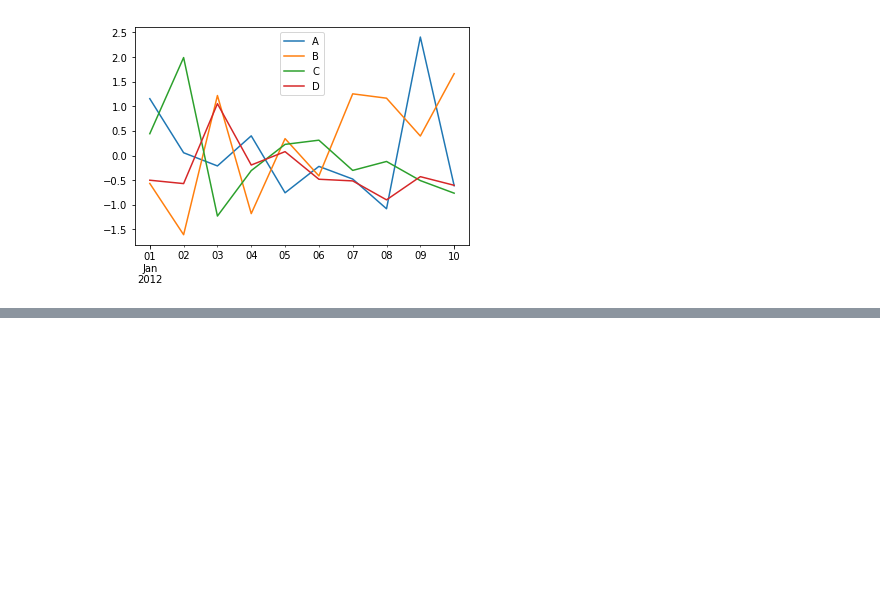
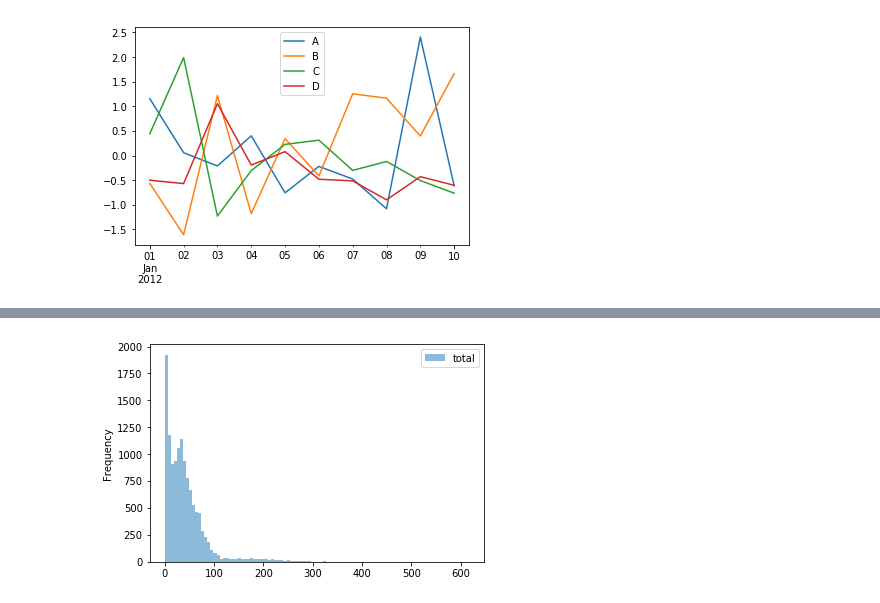
Before and after one commit to nickliqian/keep_learning, a Jupyter notebook: KnowledgeMapping/MatplotlibExp/1-code/studyMix/tenMinutesToPandas.ipynb, the cells around one changed output, grey strips where cells are left out. Cells and saved outputs as stored; diff of their text form; code cells hidden in the pictures; blank space fills up the shorter version.

```diff
--- a/KnowledgeMapping/MatplotlibExp/1-code/tenMinutesToPandas.ipynb
+++ b/KnowledgeMapping/MatplotlibExp/1-code/studyMix/tenMinutesToPandas.ipynb
@@ -1374,0 +1397,9 @@ plt.show()
+# %%
+# 降低采样频率 显示采集速度的集中频率
+# s = pd.DataFrame({'crawlSpeed': increment}, index=df.index)
+s = pd.DataFrame(increment, index=df.index, columns=['total'])
+sa = s.loc[:"2018-01-12 00:00:00"]
+sa.plot.hist(alpha=0.5, bins=100, stacked=True)
+plt.show()
+# %% [output]
+[figure, added]
```
Also changed, not shown: parts of 6 cells of this notebook, 15 other files.
